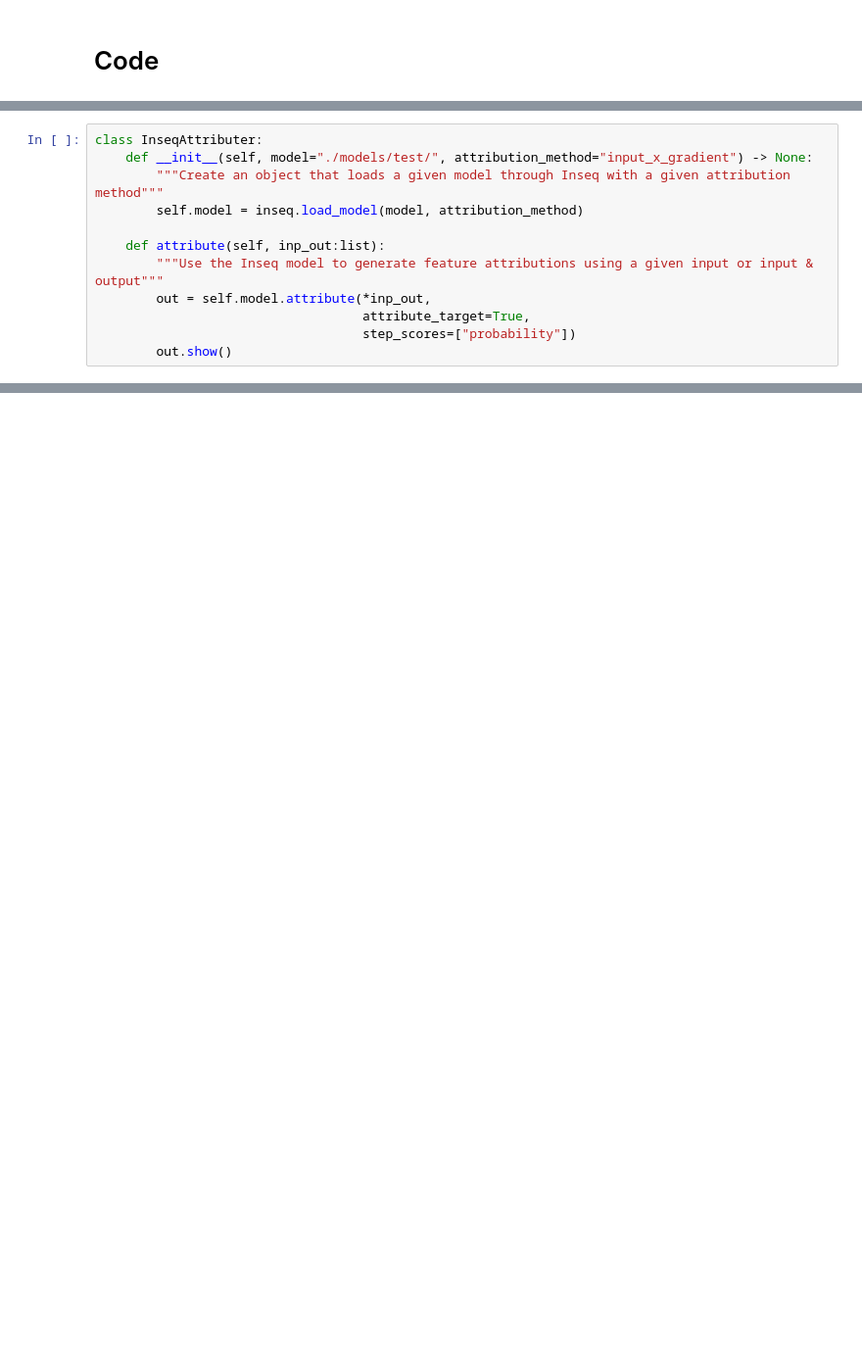
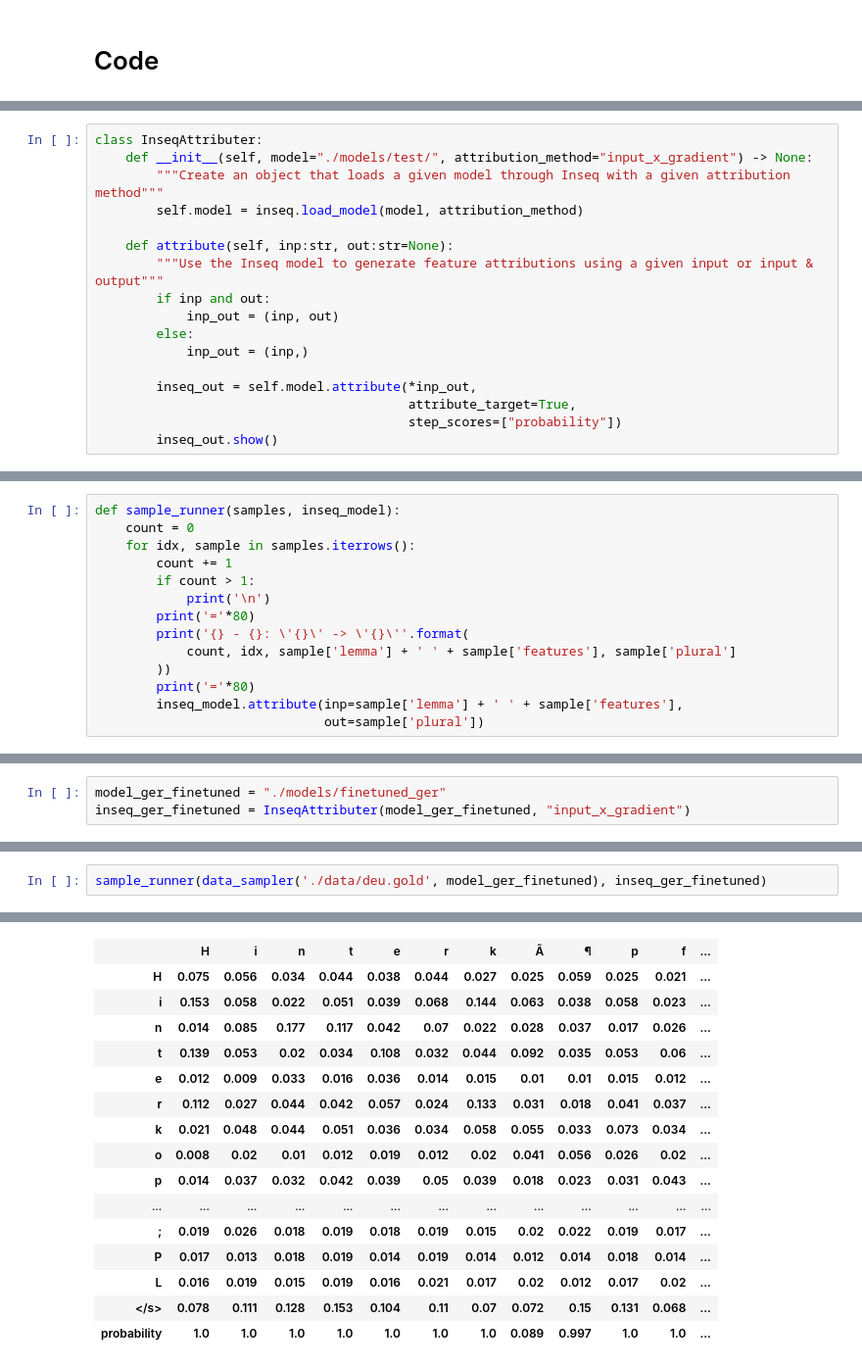
Before and after one commit to aukeroorda/nlp-project-group-4, a Jupyter notebook: inseq_analysis.ipynb, the cells around one changed output, grey strips where cells are left out. Shown at 98% size. Saved outputs shown, nothing was run; the diff lists cells and outputs as text; blank space fills up the shorter version.

Commit message:
Update the inseq_analysis notebook with the finetuned inseq results

```diff
--- a/inseq_analysis.ipynb
+++ b/inseq_analysis.ipynb
@@ -13,9 +18,14 @@ class InseqAttributer:
         """Create an object that loads a given model through Inseq with a given attribution method"""
         self.model = inseq.load_model(model, attribution_method)
 
-    def attribute(self, inp_out:list):
+    def attribute(self, inp:str, out:str=None):
         """Use the Inseq model to generate feature attributions using a given input or input & output"""
-        out = self.model.attribute(*inp_out,
-                                   attribute_target=True,
-                                   step_scores=["probability"])
-        out.show()
+        if inp and out:
+            inp_out = (inp, out)
+        else:
+            inp_out = (inp,)
+
+        inseq_out = self.model.attribute(*inp_out,
+                                         attribute_target=True,
+                                         step_scores=["probability"])
+        inseq_out.show()
@@ -22 +71,15 @@ class InseqAttributer:
+# %%
+def sample_runner(samples, inseq_model):
+    count = 0
+    for idx, sample in samples.iterrows():
+        count += 1
+        if count > 1:
+            print('\n')
+        print('='*80)
+        print('{} - {}: \'{}\' -> \'{}\''.format(
+            count, idx, sample['lemma'] + ' ' + sample['features'], sample['plural']
+        ))
+        print('='*80)
+        inseq_model.attribute(inp=sample['lemma'] + ' ' + sample['features'],
+                              out=sample['plural'])
 # %% [markdown]
@@ -211,0 +89,3 @@ x: Generated tokens, y: Attributed tokens
+# %%
+model_ger_finetuned = "./models/finetuned_ger"
+inseq_ger_finetuned = InseqAttributer(model_ger_finetuned, "input_x_gradient")
@@ -211,0 +98,3 @@ x: Generated tokens, y: Attributed tokens
+# %%
+sample_runner(data_sampler('./data/deu.gold', model_ger_finetuned), inseq_ger_finetuned)
+# %% [output]
@@ -211,0 +156,16 @@ x: Generated tokens, y: Attributed tokens
+|  | H | i | n | t | e | r | k | Ã | ¶ | p | f | ... |
+| H | 0.075 | 0.056 | 0.034 | 0.044 | 0.038 | 0.044 | 0.027 | 0.025 | 0.059 | 0.025 | 0.021 | ... |
+| i | 0.153 | 0.058 | 0.022 | 0.051 | 0.039 | 0.068 | 0.144 | 0.063 | 0.038 | 0.058 | 0.023 | ... |
+| n | 0.014 | 0.085 | 0.177 | 0.117 | 0.042 | 0.07 | 0.022 | 0.028 | 0.037 | 0.017 | 0.026 | ... |
+| t | 0.139 | 0.053 | 0.02 | 0.034 | 0.108 | 0.032 | 0.044 | 0.092 | 0.035 | 0.053 | 0.06 | ... |
+| e | 0.012 | 0.009 | 0.033 | 0.016 | 0.036 | 0.014 | 0.015 | 0.01 | 0.01 | 0.015 | 0.012 | ... |
+| r | 0.112 | 0.027 | 0.044 | 0.042 | 0.057 | 0.024 | 0.133 | 0.031 | 0.018 | 0.041 | 0.037 | ... |
+| k | 0.021 | 0.048 | 0.044 | 0.051 | 0.036 | 0.034 | 0.058 | 0.055 | 0.033 | 0.073 | 0.034 | ... |
+| o | 0.008 | 0.02 | 0.01 | 0.012 | 0.019 | 0.012 | 0.02 | 0.041 | 0.056 | 0.026 | 0.02 | ... |
+| p | 0.014 | 0.037 | 0.032 | 0.042 | 0.039 | 0.05 | 0.039 | 0.018 | 0.023 | 0.031 | 0.043 | ... |
+| ... | ... | ... | ... | ... | ... | ... | ... | ... | ... | ... | ... | ... |
+| ; | 0.019 | 0.026 | 0.018 | 0.019 | 0.018 | 0.019 | 0.015 | 0.02 | 0.022 | 0.019 | 0.017 | ... |
+| P | 0.017 | 0.013 | 0.018 | 0.019 | 0.014 | 0.019 | 0.014 | 0.012 | 0.014 | 0.018 | 0.014 | ... |
+| L | 0.016 | 0.019 | 0.015 | 0.019 | 0.016 | 0.021 | 0.017 | 0.02 | 0.012 | 0.017 | 0.02 | ... |
+| </s> | 0.078 | 0.111 | 0.128 | 0.153 | 0.104 | 0.11 | 0.07 | 0.072 | 0.15 | 0.131 | 0.068 | ... |
+| probability | 1.0 | 1.0 | 1.0 | 1.0 | 1.0 | 1.0 | 1.0 | 0.089 | 0.997 | 1.0 | 1.0 | ... |
```
Also changed, not shown: parts of 24 cells of this notebook.
